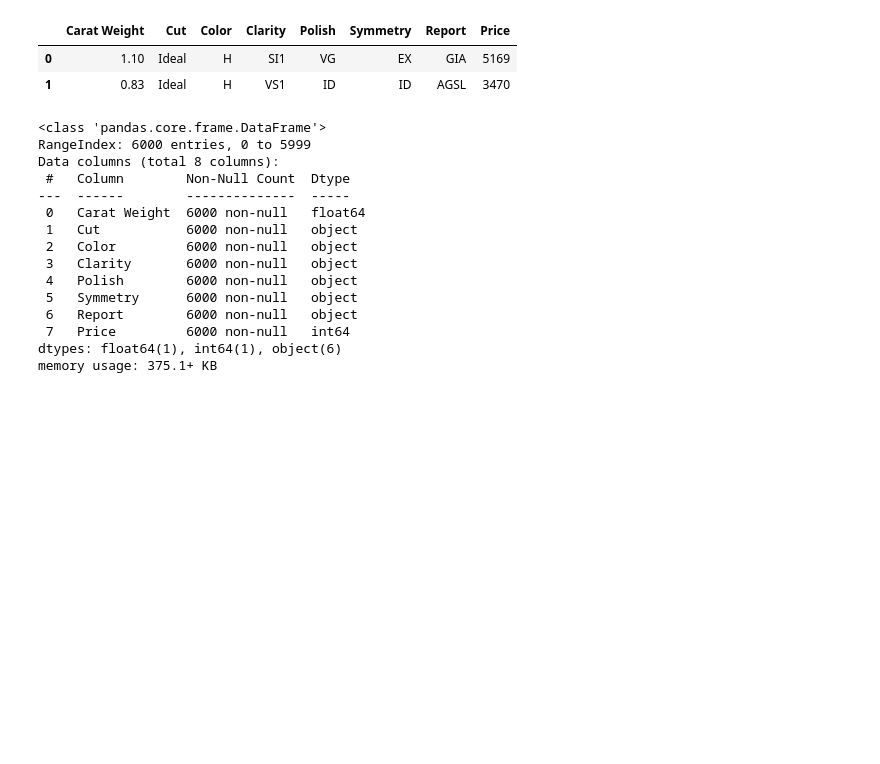
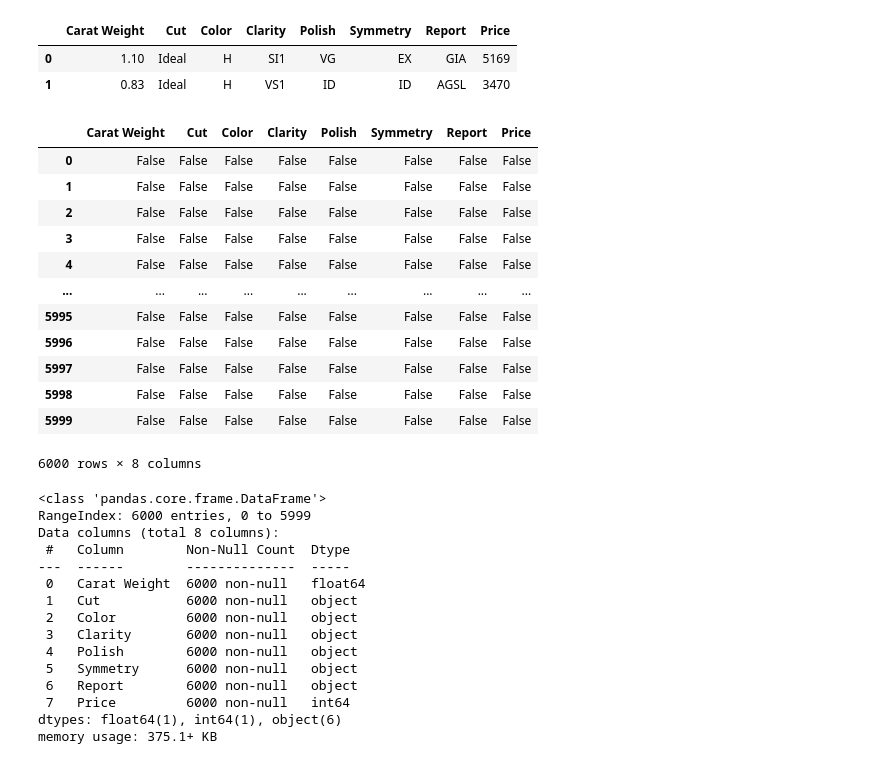
Before and after one commit to aimanova7831/Homework-1, a Jupyter notebook: Homework3.ipynb, the cells around one changed output. Drawn from its saved outputs; the diff is of its cells as text; code cells hidden in the pictures; blank space fills up the shorter version.

```diff
--- a/Homework3.ipynb
+++ b/Homework3.ipynb
@@ -37,6 +37,21 @@ diamond.head(2)
 | 1 | 0.83 | Ideal | H | VS1 | ID | ID | AGSL | 3470 |
 # %%
 #Q3-Check if there is missing value
+diamond.isnull()
+# %% [output]
+|  | Carat Weight | Cut | Color | Clarity | Polish | Symmetry | Report | Price |
+| 0 | False | False | False | False | False | False | False | False |
+| 1 | False | False | False | False | False | False | False | False |
+| 2 | False | False | False | False | False | False | False | False |
+| 3 | False | False | False | False | False | False | False | False |
+| 4 | False | False | False | False | False | False | False | False |
+| ... | ... | ... | ... | ... | ... | ... | ... | ... |
+| 5995 | False | False | False | False | False | False | False | False |
+| 5996 | False | False | False | False | False | False | False | False |
+| 5997 | False | False | False | False | False | False | False | False |
+| 5998 | False | False | False | False | False | False | False | False |
+| 5999 | False | False | False | False | False | False | False | False |
+6000 rows × 8 columns
 # %%
 #Q4- Get data information and number of rows and columns
 diamond.info()
```
